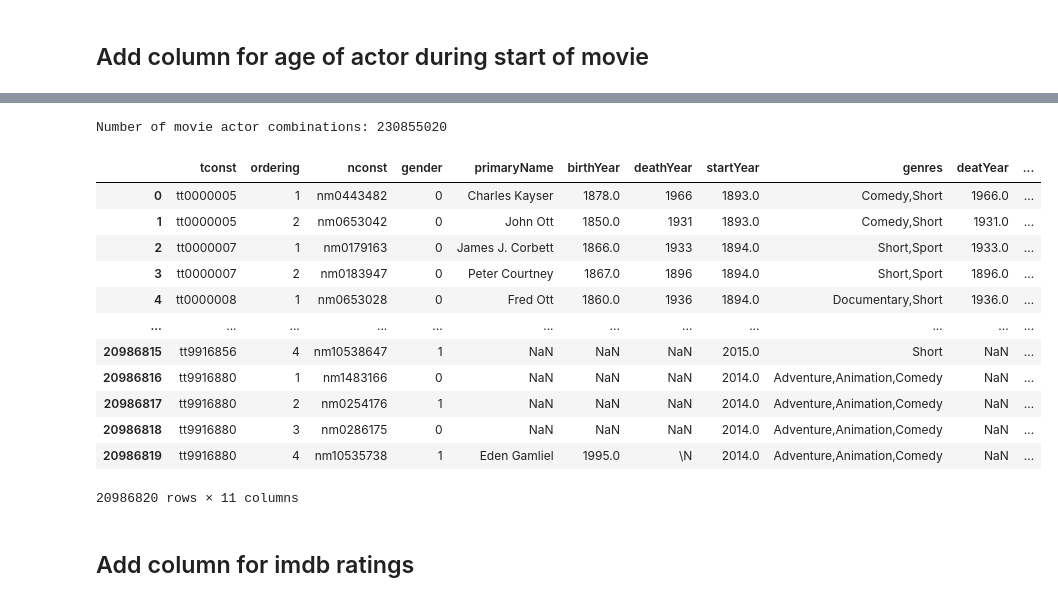
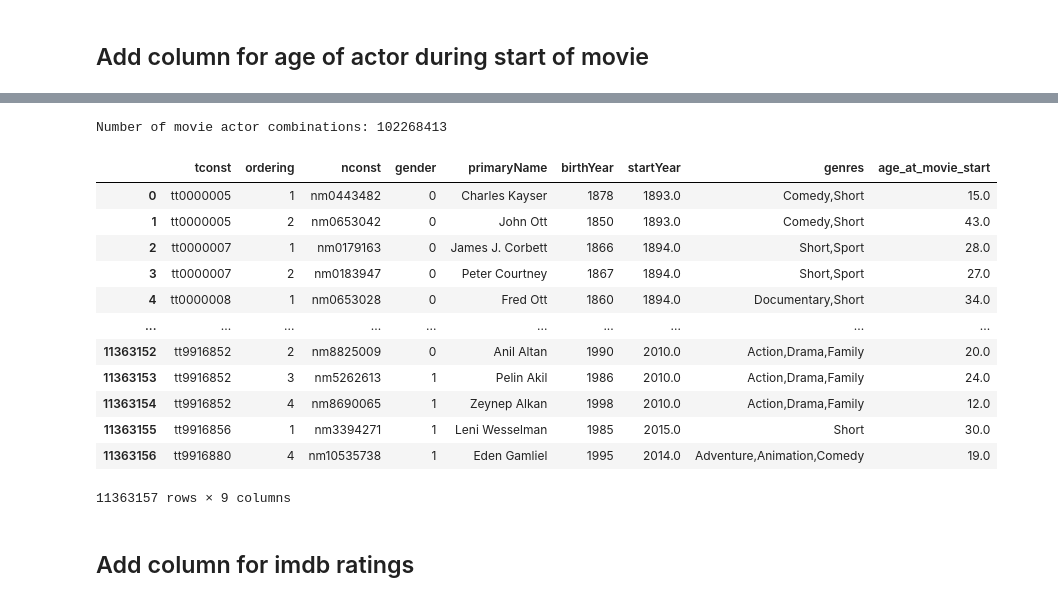
Before and after one commit to epfl-ada/ada-2022-project-jash, a Jupyter notebook: preporcessing.ipynb, the cells around one changed output, grey strips where cells are left out. Saved outputs shown, nothing was run; the diff lists cells and outputs as text; code cells hidden in the pictures.

Commit message:
My changes for task 3 and alive actors

```diff
--- a/preporcessing.ipynb
+++ b/preporcessing.ipynb
@@ -4,12 +5,12 @@ import numpy as np
 # %%
 # loading imdb actor information
-actors_raw = pd.read_csv('data/name.basics.tsv', sep='\t')
+actors_raw = pd.read_csv('data/name.basics.tsv/data.tsv', sep='\t')
 
 # filter out rows with missing data cruical for analysis
 actors_raw = actors_raw[actors_raw["birthYear"] != r"\N"]
 
 # loading imdb's principals
-principals_raw = pd.read_csv('data/title.principals.tsv', sep='\t')
+principals_raw = pd.read_csv('data/title.principals.tsv/data.tsv', sep='\t')
 # %%
 print("Number of actors:", actors_raw.size)
 actors_raw
@@ -81,6 +82,7 @@ See the caveats in the documentation: https://pandas.pydata.org/pandas-docs/stab
 20986820 rows × 7 columns
 # %%
 # Find total number of movies played by every leading actor
+principal_actors.drop(columns=["deathYear"], inplace=True)
 unique_actors = principal_actors["nconst"].unique()
 
 male_actors = principal_actors[principal_actors["gender"] == 0]["nconst"].unique()
@@ -119,0 +121,2 @@ del actor_to_experience[1] #remove the useless total count value there was
+# %%
+principal_actors.dropna(inplace=True)
@@ -121,7 +140,7 @@ del actor_to_experience[1] #remove the useless total count value there was
 ## Add column for age of actor during start of movie
 # %%
 # load in movie data and select relevent columns: tconst and startYear
-movies_raw = pd.read_csv("data/title.basics.tsv", sep="\t")[["tconst", "startYear", "genres"]]
+movies_raw = pd.read_csv("data/title.basics.tsv/data.tsv", sep="\t")[["tconst", "startYear", "genres"]]
 
 # filter out rows with missing data cruical for analysis
 movies_raw = movies_raw[movies_raw["startYear"] != r"\N"]
@@ -128,32 +163,32 @@ movies_raw = movies_raw[movies_raw["startYear"] != r"\N"]
 # %%
 # join movie data with actors
 actor_movie_combi = principal_actors.merge(movies_raw, how="left", on="tconst")
 
 # cast year columns to numeric in order to calculate
 actor_movie_combi["startYear"] = pd.to_numeric(actor_movie_combi["startYear"]) # errors parameter for the case when date not given
 actor_movie_combi["birthYear"] = pd.to_numeric(actor_movie_combi["birthYear"]) # errors parameter for the case when date not given
-actor_movie_combi["deatYear"] = pd.to_numeric(actor_movie_combi["deathYear"], errors="coerce") # errors parameter for the case when actor is not dead, then NaN
+#actor_movie_combi["deatYear"] = pd.to_numeric(actor_movie_combi["deathYear"], errors="coerce") # errors parameter for the case when actor is not dead, then NaN
 
 # add age_at_movie_start column
 actor_movie_combi["age_at_movie_start"] = actor_movie_combi["startYear"] - actor_movie_combi["birthYear"]
 print("Number of movie actor combinations:", actor_movie_combi.size)
 
 actor_movie_combi
 # %% [output]
-Number of movie actor combinations: 230855020
+Number of movie actor combinations: 102268413
-|  | tconst | ordering | nconst | gender | primaryName | birthYear | deathYear | startYear | genres | deatYear | ... |
-| 0 | tt0000005 | 1 | nm0443482 | 0 | Charles Kayser | 1878.0 | 1966 | 1893.0 | Comedy,Short | 1966.0 | ... |
-| 1 | tt0000005 | 2 | nm0653042 | 0 | John Ott | 1850.0 | 1931 | 1893.0 | Comedy,Short | 1931.0 | ... |
-| 2 | tt0000007 | 1 | nm0179163 | 0 | James J. Corbett | 1866.0 | 1933 | 1894.0 | Short,Sport | 1933.0 | ... |
-| 3 | tt0000007 | 2 | nm0183947 | 0 | Peter Courtney | 1867.0 | 1896 | 1894.0 | Short,Sport | 1896.0 | ... |
-| 4 | tt0000008 | 1 | nm0653028 | 0 | Fred Ott | 1860.0 | 1936 | 1894.0 | Documentary,Short | 1936.0 | ... |
-| ... | ... | ... | ... | ... | ... | ... | ... | ... | ... | ... | ... |
-| 20986815 | tt9916856 | 4 | nm10538647 | 1 | NaN | NaN | NaN | 2015.0 | Short | NaN | ... |
-| 20986816 | tt9916880 | 1 | nm1483166 | 0 | NaN | NaN | NaN | 2014.0 | Adventure,Animation,Comedy | NaN | ... |
-| 20986817 | tt9916880 | 2 | nm0254176 | 1 | NaN | NaN | NaN | 2014.0 | Adventure,Animation,Comedy | NaN | ... |
-| 20986818 | tt9916880 | 3 | nm0286175 | 0 | NaN | NaN | NaN | 2014.0 | Adventure,Animation,Comedy | NaN | ... |
-| 20986819 | tt9916880 | 4 | nm10535738 | 1 | Eden Gamliel | 1995.0 | \N | 2014.0 | Adventure,Animation,Comedy | NaN | ... |
+|  | tconst | ordering | nconst | gender | primaryName | birthYear | startYear | genres | age_at_movie_start |
+| 0 | tt0000005 | 1 | nm0443482 | 0 | Charles Kayser | 1878 | 1893.0 | Comedy,Short | 15.0 |
+| 1 | tt0000005 | 2 | nm0653042 | 0 | John Ott | 1850 | 1893.0 | Comedy,Short | 43.0 |
+| 2 | tt0000007 | 1 | nm0179163 | 0 | James J. Corbett | 1866 | 1894.0 | Short,Sport | 28.0 |
+| 3 | tt0000007 | 2 | nm0183947 | 0 | Peter Courtney | 1867 | 1894.0 | Short,Sport | 27.0 |
+| 4 | tt0000008 | 1 | nm0653028 | 0 | Fred Ott | 1860 | 1894.0 | Documentary,Short | 34.0 |
+| ... | ... | ... | ... | ... | ... | ... | ... | ... | ... |
+| 11363152 | tt9916852 | 2 | nm8825009 | 0 | Anil Altan | 1990 | 2010.0 | Action,Drama,Family | 20.0 |
+| 11363153 | tt9916852 | 3 | nm5262613 | 1 | Pelin Akil | 1986 | 2010.0 | Action,Drama,Family | 24.0 |
+| 11363154 | tt9916852 | 4 | nm8690065 | 1 | Zeynep Alkan | 1998 | 2010.0 | Action,Drama,Family | 12.0 |
+| 11363155 | tt9916856 | 1 | nm3394271 | 1 | Leni Wesselman | 1985 | 2015.0 | Short | 30.0 |
+| 11363156 | tt9916880 | 4 | nm10535738 | 1 | Eden Gamliel | 1995 | 2014.0 | Adventure,Animation,Comedy | 19.0 |
-20986820 rows × 11 columns
+11363157 rows × 9 columns
 # %% [markdown]
 ## Add column for imdb ratings
 # %%
```
Also changed, not shown: parts of 15 cells of this notebook, 1 other file.
